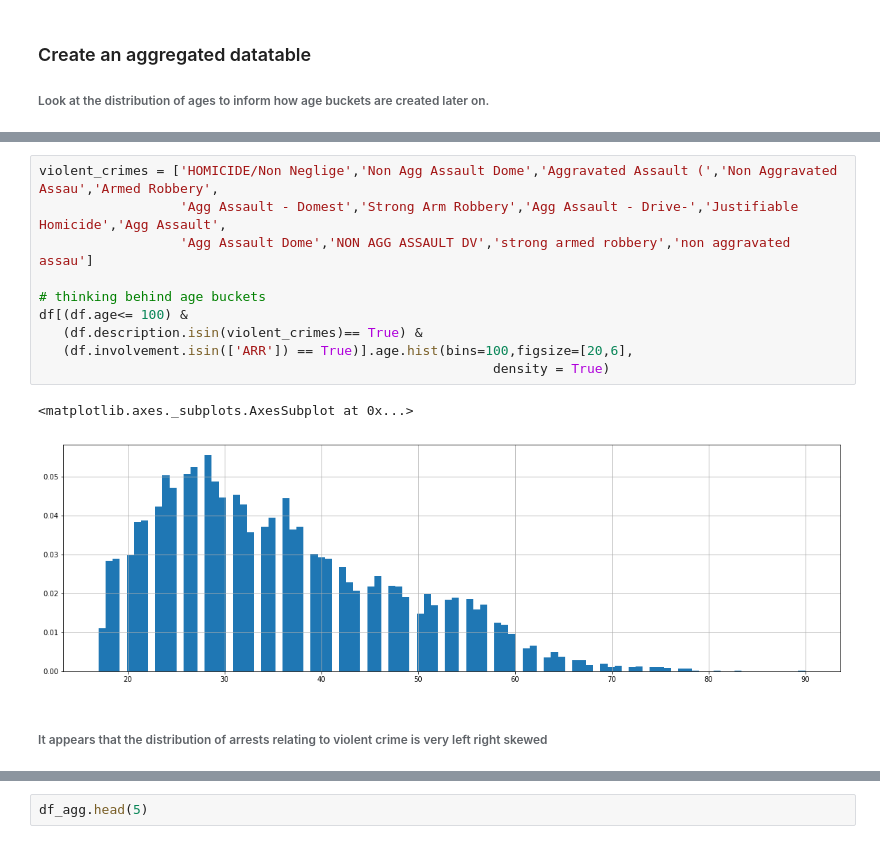
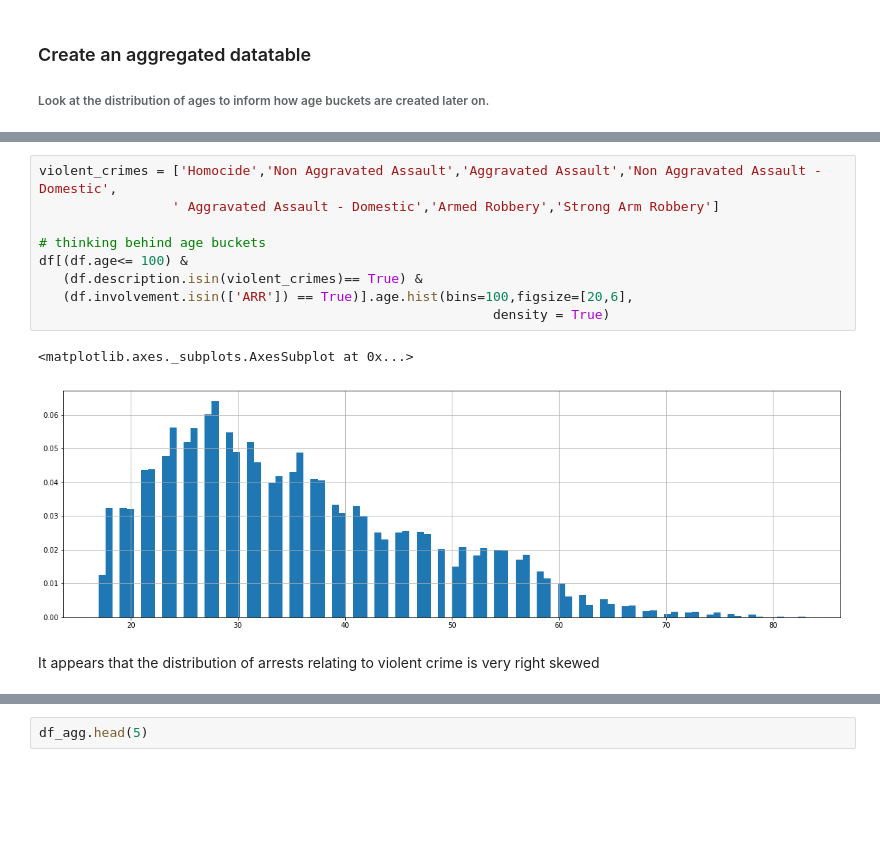
Before and after one commit to callawayh/KC-Crime-Project, a Jupyter notebook: 1.0-data-cleaning-and-feature-engineering.ipynb, the cells around one changed output, grey strips where cells are left out. Drawn from its saved outputs; the diff is of its cells as text; blank space fills up the shorter version.

```diff
--- a/1.0-data-cleaning-and-feature-engineering.ipynb
+++ b/1.0-data-cleaning-and-feature-engineering.ipynb
@@ -58,18 +141,17 @@ df.to_csv('crime_data_16_18_raw.csv')
 # %%
-violent_crimes = ['HOMICIDE/Non Neglige','Non Agg Assault Dome','Aggravated Assault (','Non Aggravated Assau','Armed Robbery',
-                  'Agg Assault - Domest','Strong Arm Robbery','Agg Assault - Drive-','Justifiable Homicide','Agg Assault',
-                  'Agg Assault Dome','NON AGG ASSAULT DV','strong armed robbery','non aggravated assau']
+violent_crimes = ['Homocide','Non Aggravated Assault','Aggravated Assault','Non Aggravated Assault - Domestic',
+                 ' Aggravated Assault - Domestic','Armed Robbery','Strong Arm Robbery']
 
 # thinking behind age buckets
 df[(df.age<= 100) &
    (df.description.isin(violent_crimes)== True) &
    (df.involvement.isin(['ARR']) == True)].age.hist(bins=100,figsize=[20,6],
                                                           density = True)
 # %% [output]
 <matplotlib.axes._subplots.AxesSubplot at 0x...>
-[figure, old version]
+[figure, new version]
 # %% [markdown]
-###### It appears that the distribution of arrests relating to violent crime is very left right skewed
+It appears that the distribution of arrests relating to violent crime is very right skewed
 # %%
 df_agg = df
 
```
Also changed, not shown: parts of 8 cells of this notebook, 2 other files.
